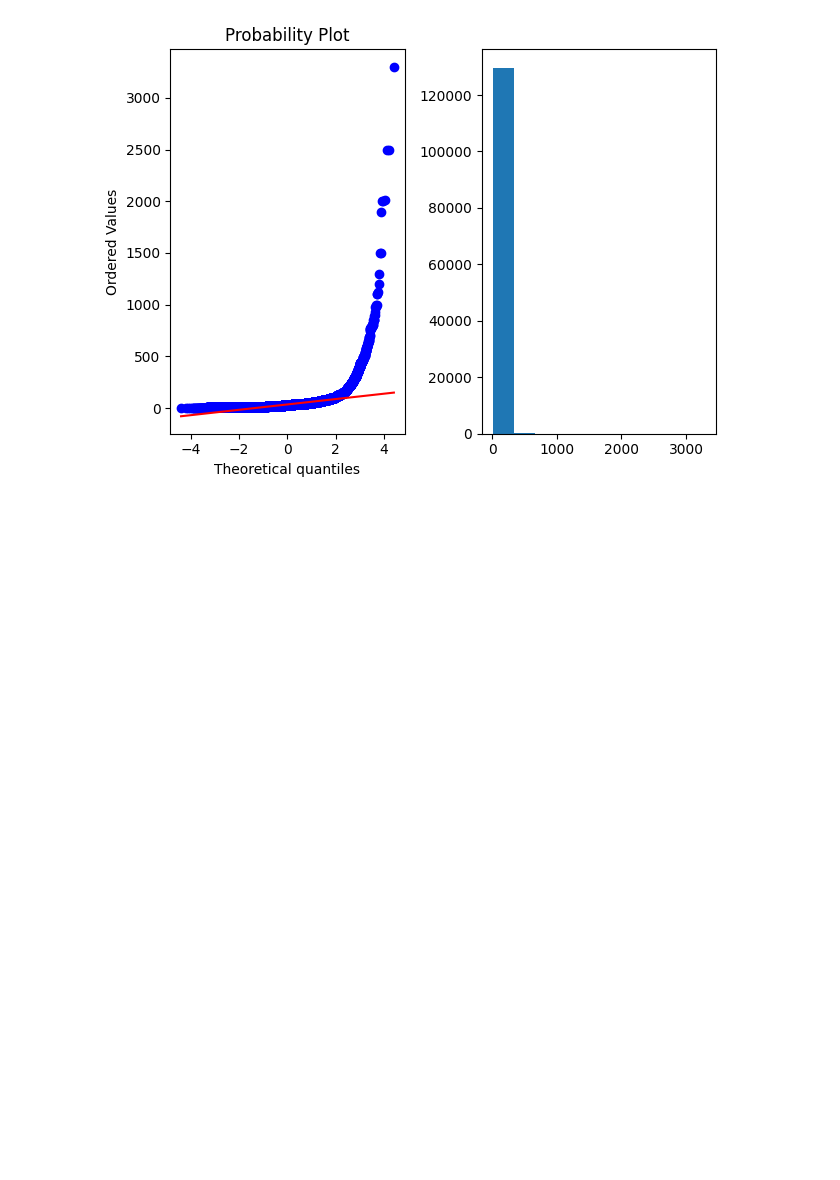
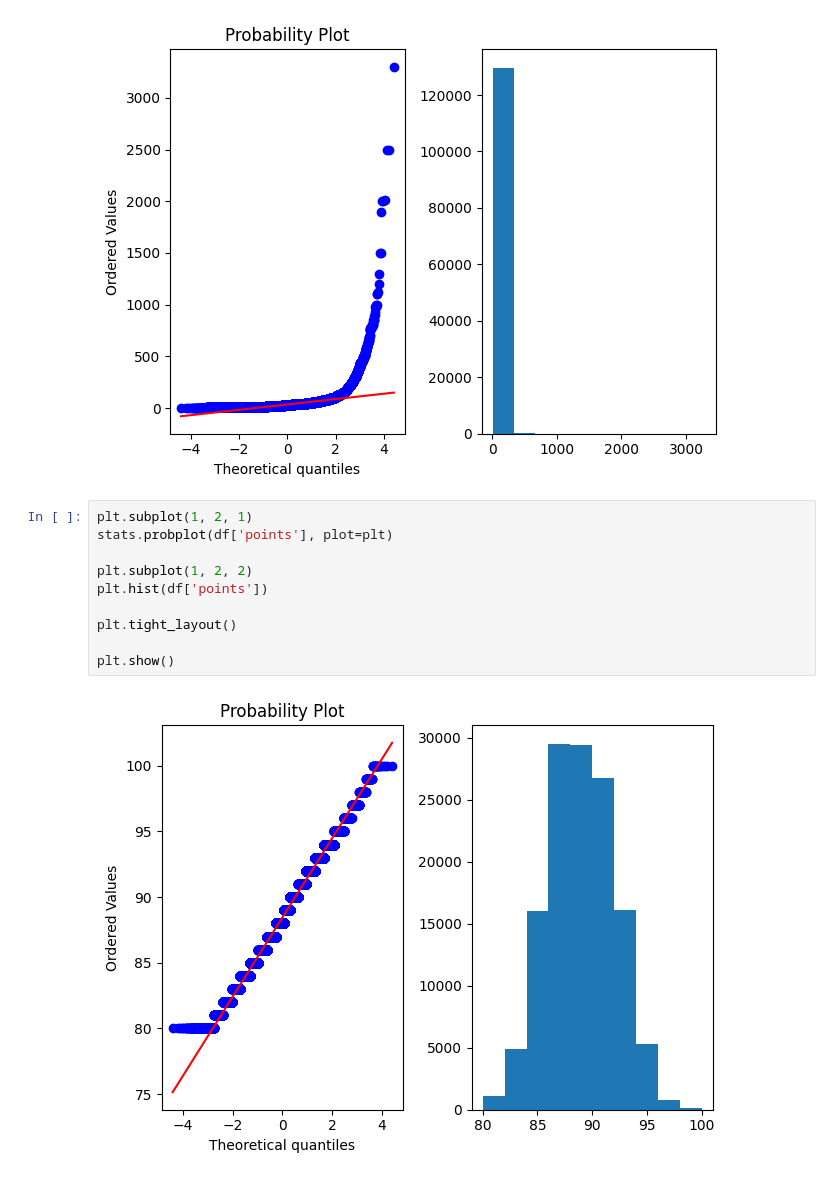
Before and after one commit to ivajazz/EDA_1_2, a Jupyter notebook: EDA_2_1.ipynb, the cells around one changed output. Drawn from its saved outputs; the diff is of its cells as text; blank space fills up the shorter version.

```diff
--- a/EDA_2_1.ipynb
+++ b/EDA_2_1.ipynb
@@ -41,3 +41,15 @@ plt.tight_layout()
 plt.show()
 # %% [output]
 [figure]
+# %%
+plt.subplot(1, 2, 1)
+stats.probplot(df['points'], plot=plt)
+
+plt.subplot(1, 2, 2)
+plt.hist(df['points'])
+
+plt.tight_layout()
+
+plt.show()
+# %% [output]
+[figure, added]
```
Also changed, not shown: 3 other files.
